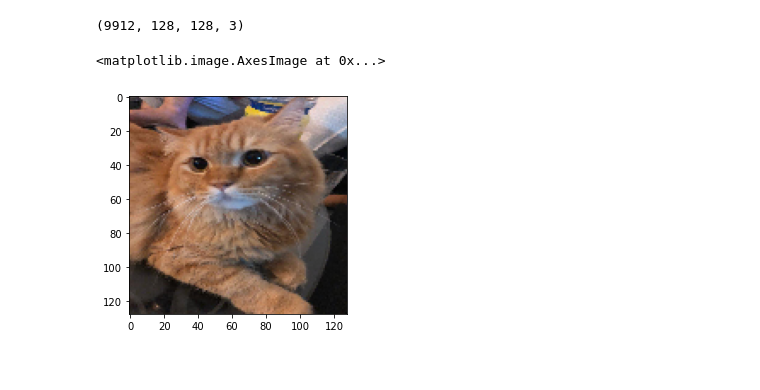
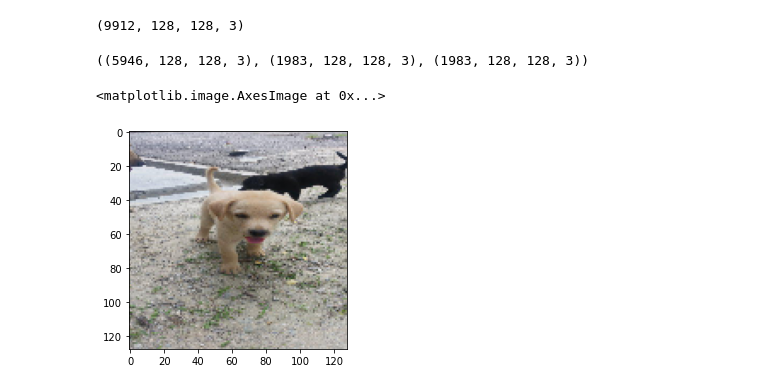
Before and after one commit to bartek3012/Pawpularity, a Jupyter notebook: Experiment.ipynb, the cells around one changed output. Saved outputs shown, nothing was run; the diff lists cells and outputs as text; code cells hidden in the pictures.

Commit message:
Splited to train/test

```diff
--- a/Experiment.ipynb
+++ b/Experiment.ipynb
@@ -21,2 +18,0 @@ len(all_id)
-# %%
-img = cv2.cvtColor(cv2.imread(f"Data/train/{df['Id'][1]}.jpg"), cv2.COLOR_BGR2RGB)
@@ -36,6 +18,0 @@ plt.imshow(new_img)
-# %%
-element_number = 9912
-all_id = all_id[:element_number]
-len(all_id)
-df = df[:element_number]
-df.iloc[-1]
@@ -70,5 +35,10 @@ for i, data_id in tqdm.tqdm(enumerate(all_id)):
+# %%
+X_train, X_valid, y_train, y_valid = train_test_split(X_train_full, y_train_full, test_size=0.25, random_state=42)
+X_train.shape, X_valid.shape, X_test.shape
+# %% [output]
+((5946, 128, 128, 3), (1983, 128, 128, 3), (1983, 128, 128, 3))
 # %%
-plt.imshow(pictures[8])
+plt.imshow(pictures[0])
 # %% [output]
 <matplotlib.image.AxesImage at 0x...>
-[figure, old version]
+[figure, new version]
```
Also changed, not shown: parts of 14 cells of this notebook.
